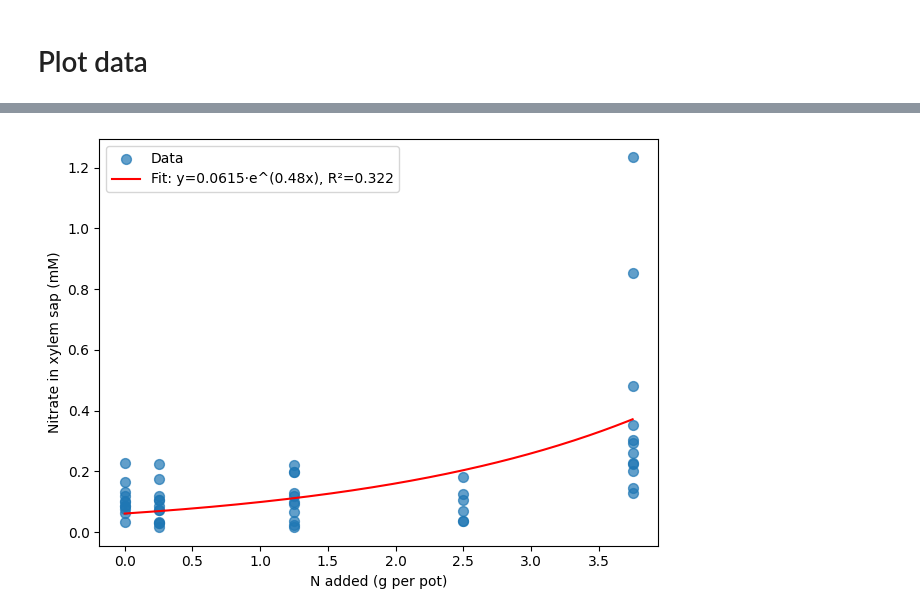
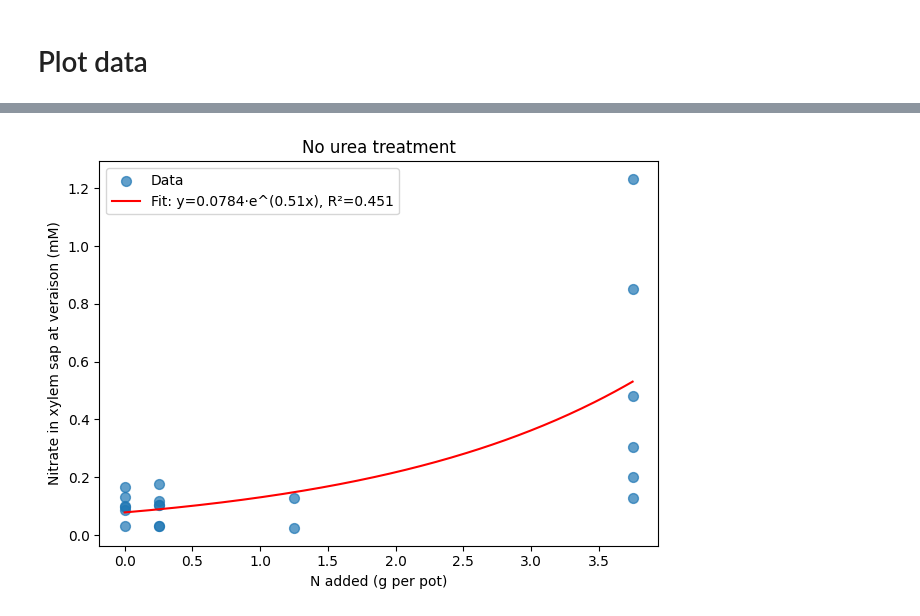
Before and after one commit to plashmore/nitrate_ce, a Jupyter notebook: 03-statistical_analysis/02-plots.ipynb, the cells around one changed output, grey strips where cells are left out. Saved outputs shown, nothing was run; the diff lists cells and outputs as text; code cells hidden in the pictures.

```diff
--- a/03-statistical_analysis/02-plots.ipynb
+++ b/03-statistical_analysis/02-plots.ipynb
@@ -92,6 +96,11 @@ ver_data=ver_data[ver_data['sample'] != '80ppm']
 # %%
-x=ver_data['n_add']
-y=ver_data['conc_mean']
+#We'll start by looking at the datasets separately before combining them
+
+#Make sure we drop blanks
+vern_data=vern_data.dropna()
+
+x=vern_data['n_add']
+y=np.log(vern_data['conc_mean'])
 
 slope,intercept,r,p,stderr=linregress(x,y)
 
@@ -101,7 +110,9 @@ y_fit = intercept + slope * x_fit
 plt.scatter(x, y, s=50, alpha=0.7, label='Data')
 plt.plot(x_fit,y_fit, 'r-', label=f'Fit: y={slope:.6g}*x + {intercept:.6g}, r2={r**2}')
 plt.xlabel("N added (g per pot)")
-plt.ylabel("log(Nitrate in xylem sap) (log(mM))")
+plt.ylabel("log(Nitrate in xylem at veraison) (log(mM))")
+plt.title("No urea treatment")
 plt.legend()
+plt.savefig("veraison_nitrate-linear.png")
 plt.show()
 # %% [output]
@@ -108,0 +120,20 @@ plt.show()
+# %%
+#Drop blanks
+veru_data=veru_data.dropna()
+
+x=veru_data['n_add']
+y=np.log(veru_data['conc_mean'])
+
+slope,intercept,r,p,stderr=linregress(x,y)
+
+x_fit = np.linspace(x.min(), x.max(), 200)
+y_fit = intercept + slope * x_fit
+
+plt.scatter(x, y, s=50, alpha=0.7, label='Data')
+plt.plot(x_fit,y_fit, 'r-', label=f'Fit: y={slope:.6g}*x + {intercept:.6g}, r2={r**2}')
+plt.xlabel("N added (g per pot)")
+plt.ylabel("log(Nitrate in xylem at veraison) (log(mM))")
+plt.title("Urea treatment")
+plt.legend()
+plt.savefig("veraison_urea-linear.png")
+plt.show()
@@ -110,35 +143,37 @@ plt.show()
 # define exponential model
 def expo(x, a, b):
     return a * np.exp(b * x)
 
 # filter to positive concentrations (log undefined for ≤0, and exp fits need >0)
-mask = ver_data['conc_mean'] > 0
-x = ver_data.loc[mask, 'n_add'].to_numpy()
-y = ver_data.loc[mask, 'conc_mean'].to_numpy()
+mask = vern_data['conc_mean'] > 0
+x = vern_data.loc[mask, 'n_add'].to_numpy()
+y = vern_data.loc[mask, 'conc_mean'].to_numpy()
 
 # initial guesses for parameters to help the optimizer
 p0 = (y.min(), 0.05)
 
 # fit exponential curve
 popt, pcov = curve_fit(expo, x, y, p0=p0)
 a, b = popt
 
 # generate smooth x-values for the fitted curve
 x_fit = np.linspace(x.min(), x.max(), 200)
 y_fit = expo(x_fit, a, b)
 
 residuals = y - expo(x, *popt)
 ss_res = np.sum(residuals**2)
 ss_tot = np.sum((y - np.mean(y))**2)
 r2 = 1 - (ss_res / ss_tot)
 
 # plot data and fit
 plt.scatter(x, y, s=50, alpha=0.7, label='Data')
 plt.plot(x_fit, y_fit, 'r-', label=f'Fit: y={a:.3g}·e^({b:.3g}x), R²={r2:.3f}')
 plt.xlabel("N added (g per pot)")
-plt.ylabel("Nitrate in xylem sap (mM)")
+plt.ylabel("Nitrate in xylem sap at veraison (mM)")
+plt.title("No urea treatment")
 plt.legend()
 plt.tight_layout()
+plt.savefig("veraison_nitrate-exponential.png")
 plt.show()
 # %% [output]
-[figure, old version]
+[figure, new version]
```
Also changed, not shown: parts of 11 cells of this notebook, 4 other files.
